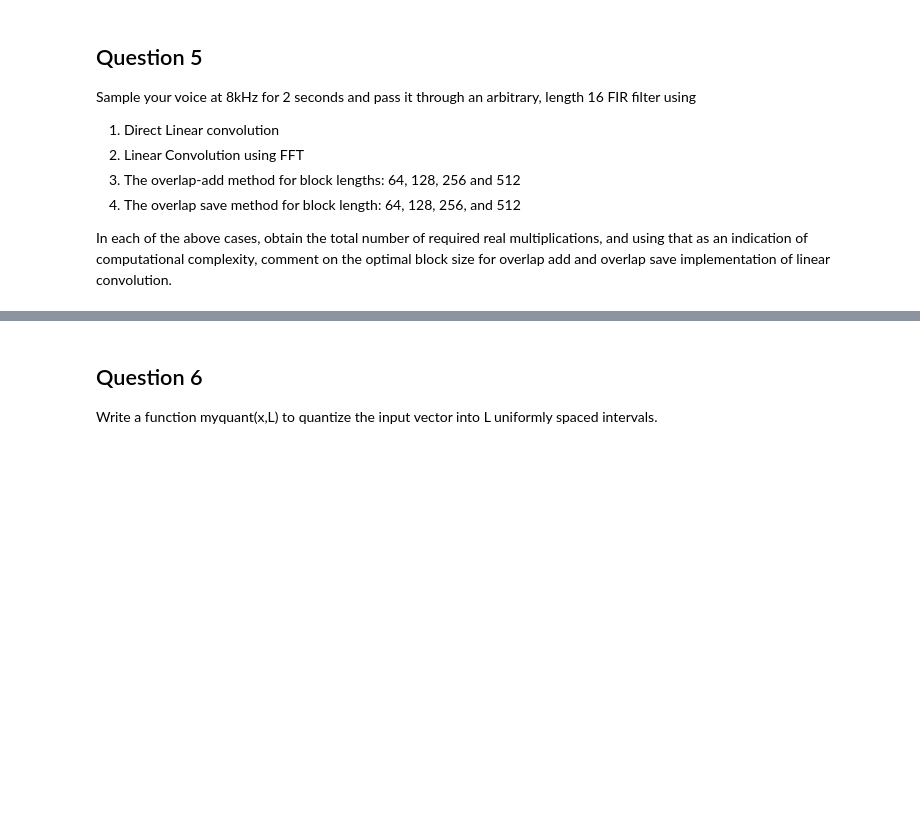
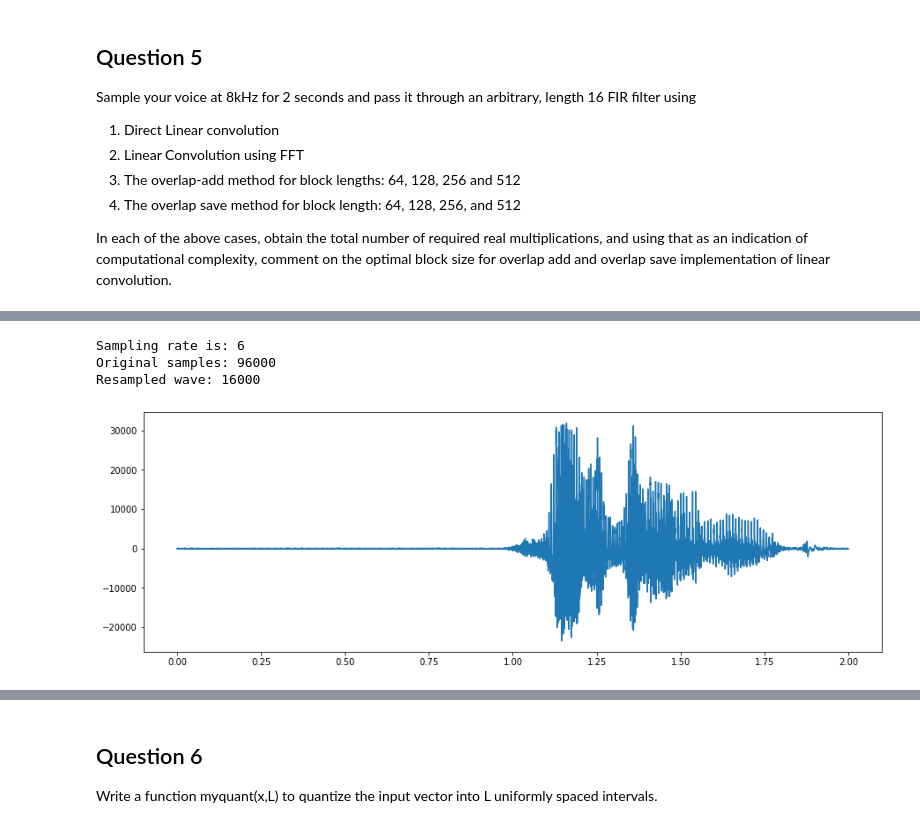
Before and after one commit to Bhavnicksm/dsp_lab_notebooks, a Jupyter notebook: EE333_Lab_2.ipynb, the cells around one changed output, grey strips where cells are left out. Cells and saved outputs as stored; diff of their text form; code cells hidden in the pictures; blank space fills up the shorter version.

```diff
--- a/EE333_Lab_2.ipynb
+++ b/EE333_Lab_2.ipynb
@@ -173,0 +204,19 @@ In each of the above cases, obtain the total number of required real multiplicat
+# %%
+# Resampling at 8 KHz
+sample_rate = rate//8000
+
+x_resampled = x_cropped[::sample_rate]
+wave_resampled = wave[::sample_rate]
+
+print(f"Sampling rate is: {sample_rate}")
+print(f"Original samples: {len(wave)}")
+print(f"Resampled wave: {len(wave_resampled)}")
+
+plt.figure(figsize=(15,5))
+plt.plot(x_resampled, wave_resampled)
+plt.show()
+# %% [output]
+Sampling rate is: 6
+Original samples: 96000
+Resampled wave: 16000
+[figure, added]
```
Also changed, not shown: parts of 28 cells of this notebook.
